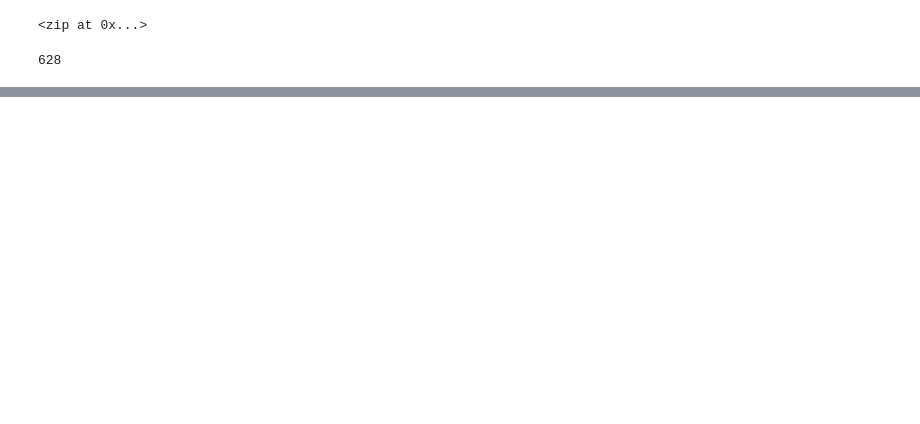
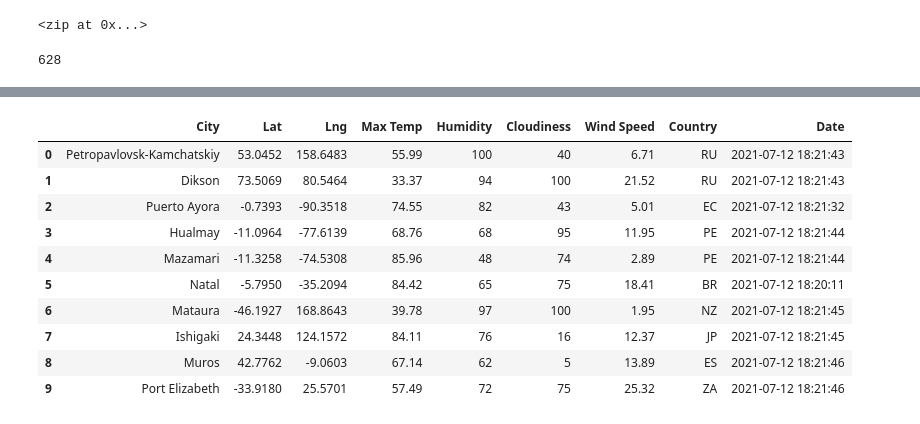
Before and after one commit to justinclee24/World_Weather_Analysis, a Jupyter notebook: WeatherPy.ipynb, the cells around one changed output, grey strips where cells are left out. Cells and saved outputs as stored; diff of their text form; code cells hidden in the pictures; blank space fills up the shorter version.

```diff
--- a/WeatherPy.ipynb
+++ b/WeatherPy.ipynb
@@ -33,0 +63,4 @@ len(cities)
+# %%
+# Starting URL for Weather Map API Call.
+url = "http://api.openweathermap.org/data/2.5/weather?units=Imperial&APPID=" + weather_api_key
+print(url)
@@ -33,0 +69,4 @@ len(cities)
+# %%
+# Create an endpoint URL for a city.
+city_url = url + "&q=" + "Boston"
+print(city_url)
@@ -33,0 +180,16 @@ len(cities)
+# %%
+# Convert the array of dictionaries to a Pandas DataFrame.
+city_data_df = pd.DataFrame(city_data)
+city_data_df.head(10)
+# %% [output]
+|  | City | Lat | Lng | Max Temp | Humidity | Cloudiness | Wind Speed | Country | Date |
+| 0 | Petropavlovsk-Kamchatskiy | 53.0452 | 158.6483 | 55.99 | 100 | 40 | 6.71 | RU | 2021-07-12 18:21:43 |
+| 1 | Dikson | 73.5069 | 80.5464 | 33.37 | 94 | 100 | 21.52 | RU | 2021-07-12 18:21:43 |
+| 2 | Puerto Ayora | -0.7393 | -90.3518 | 74.55 | 82 | 43 | 5.01 | EC | 2021-07-12 18:21:32 |
+| 3 | Hualmay | -11.0964 | -77.6139 | 68.76 | 68 | 95 | 11.95 | PE | 2021-07-12 18:21:44 |
+| 4 | Mazamari | -11.3258 | -74.5308 | 85.96 | 48 | 74 | 2.89 | PE | 2021-07-12 18:21:44 |
+| 5 | Natal | -5.7950 | -35.2094 | 84.42 | 65 | 75 | 18.41 | BR | 2021-07-12 18:20:11 |
+| 6 | Mataura | -46.1927 | 168.8643 | 39.78 | 97 | 100 | 1.95 | NZ | 2021-07-12 18:21:45 |
+| 7 | Ishigaki | 24.3448 | 124.1572 | 84.11 | 76 | 16 | 12.37 | JP | 2021-07-12 18:21:45 |
+| 8 | Muros | 42.7762 | -9.0603 | 67.14 | 62 | 5 | 13.89 | ES | 2021-07-12 18:21:46 |
+| 9 | Port Elizabeth | -33.9180 | 25.5701 | 57.49 | 72 | 75 | 25.32 | ZA | 2021-07-12 18:21:46 |
```
Also changed, not shown: parts of 9 cells of this notebook, 3 other files.
